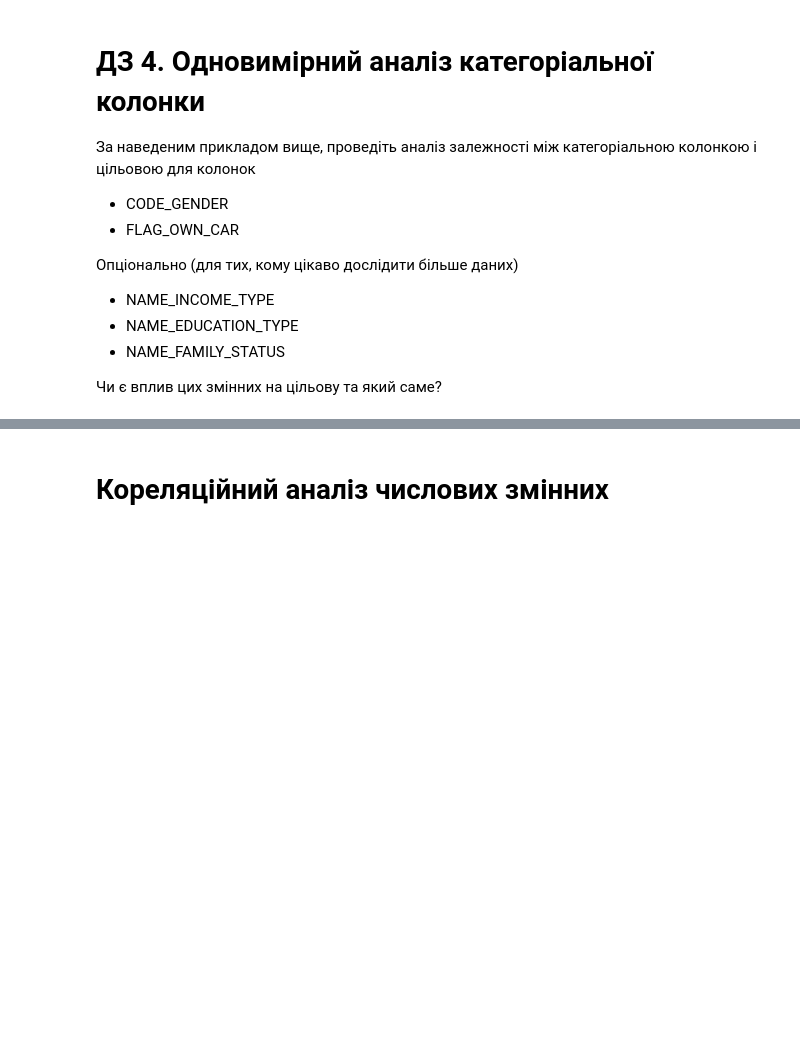
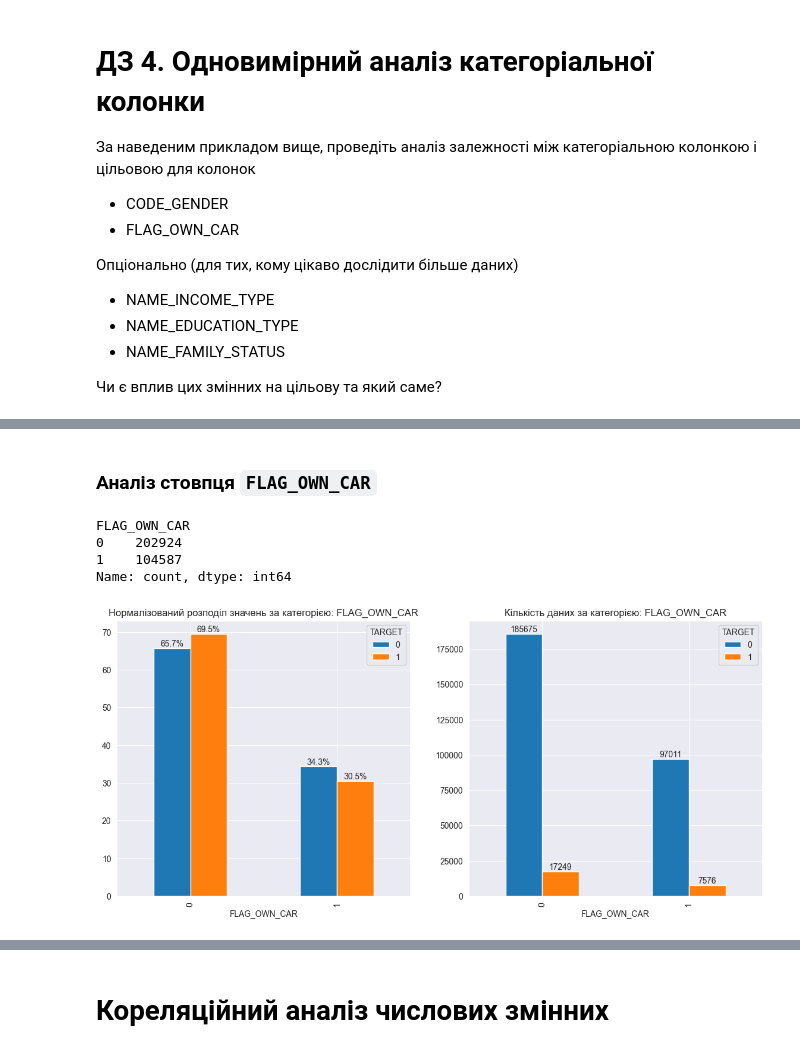
Before and after one commit to DmytroLitvinov/machine-learning-for-humans-2.0, a Jupyter notebook: modules/modules_1/HW_1_2_Credit_EDA.ipynb, the cells around one changed output, grey strips where cells are left out. Drawn from its saved outputs; the diff is of its cells as text; code cells hidden in the pictures; blank space fills up the shorter version.

```diff
--- a/modules/modules_1/HW_1_2_Credit_EDA.ipynb
+++ b/modules/modules_1/HW_1_2_Credit_EDA.ipynb
@@ -2095,0 +2154,13 @@ uni_cat_target_compare(df, 'NAME_CONTRACT_TYPE')
+# %% [markdown]
+### Аналіз стовпця `FLAG_OWN_CAR`
+# %%
+df.FLAG_OWN_CAR.value_counts()
+# %% [output]
+FLAG_OWN_CAR
+0    202924
+1    104587
+Name: count, dtype: int64
+# %%
+uni_cat_target_compare(df, 'FLAG_OWN_CAR')
+# %% [output]
+[figure, added]
```
Also changed, not shown: parts of 22 cells of this notebook, 1 other file.
